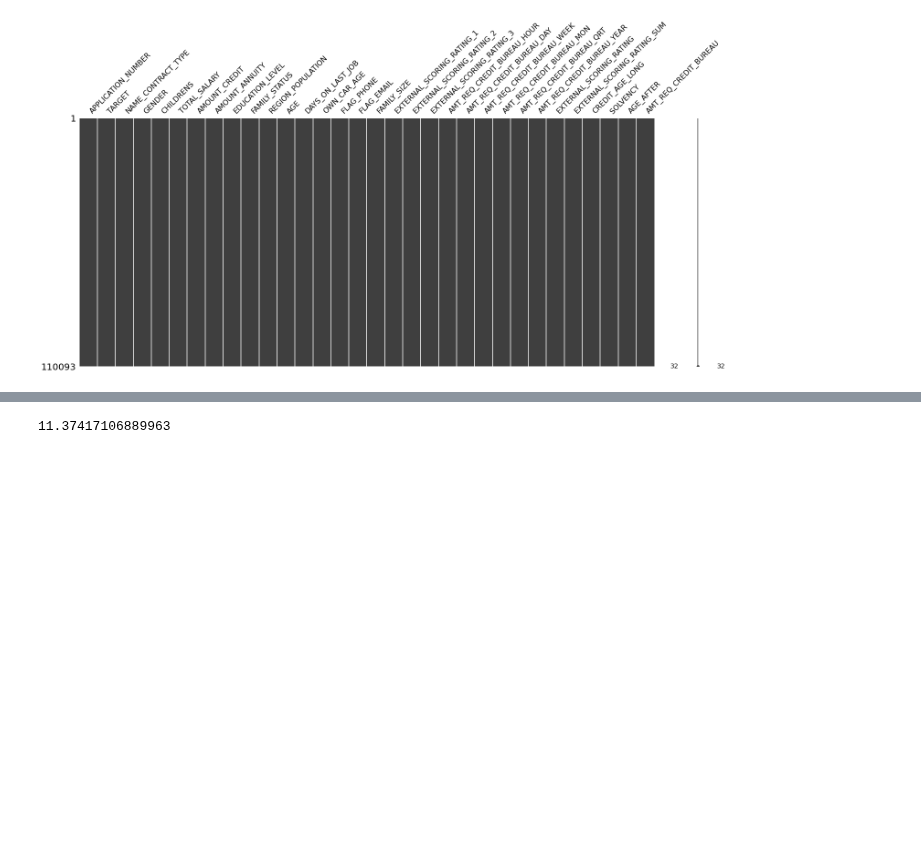
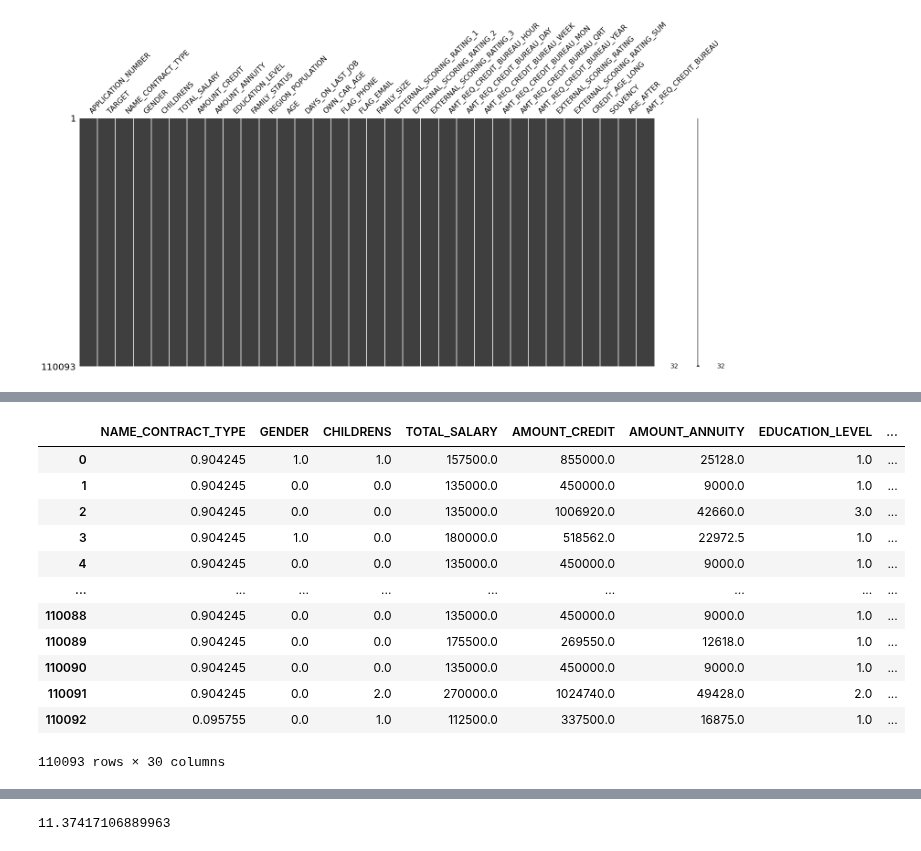
Before and after one commit to evelisko/GB_SDA_Kaggle, a Jupyter notebook: Curs_project/Curs_project_final.ipynb, the cells around one changed output, grey strips where cells are left out. Saved outputs shown, nothing was run; the diff lists cells and outputs as text; code cells hidden in the pictures; blank space fills up the shorter version.

```diff
--- a/Curs_project/Curs_project_final.ipynb
+++ b/Curs_project/Curs_project_final.ipynb
@@ -670,0 +705,16 @@ y_train_balanced = df_balanced["TARGET"]
+# %%
+pd.concat([x_train, x_test], axis=0)
+# %% [output]
+|  | NAME_CONTRACT_TYPE | GENDER | CHILDRENS | TOTAL_SALARY | AMOUNT_CREDIT | AMOUNT_ANNUITY | EDUCATION_LEVEL | ... |
+| 0 | 0.904245 | 1.0 | 1.0 | 157500.0 | 855000.0 | 25128.0 | 1.0 | ... |
+| 1 | 0.904245 | 0.0 | 0.0 | 135000.0 | 450000.0 | 9000.0 | 1.0 | ... |
+| 2 | 0.904245 | 0.0 | 0.0 | 135000.0 | 1006920.0 | 42660.0 | 3.0 | ... |
+| 3 | 0.904245 | 1.0 | 0.0 | 180000.0 | 518562.0 | 22972.5 | 1.0 | ... |
+| 4 | 0.904245 | 0.0 | 0.0 | 135000.0 | 450000.0 | 9000.0 | 1.0 | ... |
+| ... | ... | ... | ... | ... | ... | ... | ... | ... |
+| 110088 | 0.904245 | 0.0 | 0.0 | 135000.0 | 450000.0 | 9000.0 | 1.0 | ... |
+| 110089 | 0.904245 | 0.0 | 0.0 | 175500.0 | 269550.0 | 12618.0 | 1.0 | ... |
+| 110090 | 0.904245 | 0.0 | 0.0 | 135000.0 | 450000.0 | 9000.0 | 1.0 | ... |
+| 110091 | 0.904245 | 0.0 | 2.0 | 270000.0 | 1024740.0 | 49428.0 | 2.0 | ... |
+| 110092 | 0.095755 | 0.0 | 1.0 | 112500.0 | 337500.0 | 16875.0 | 1.0 | ... |
+110093 rows × 30 columns
```
Also changed, not shown: parts of 79 cells of this notebook.
